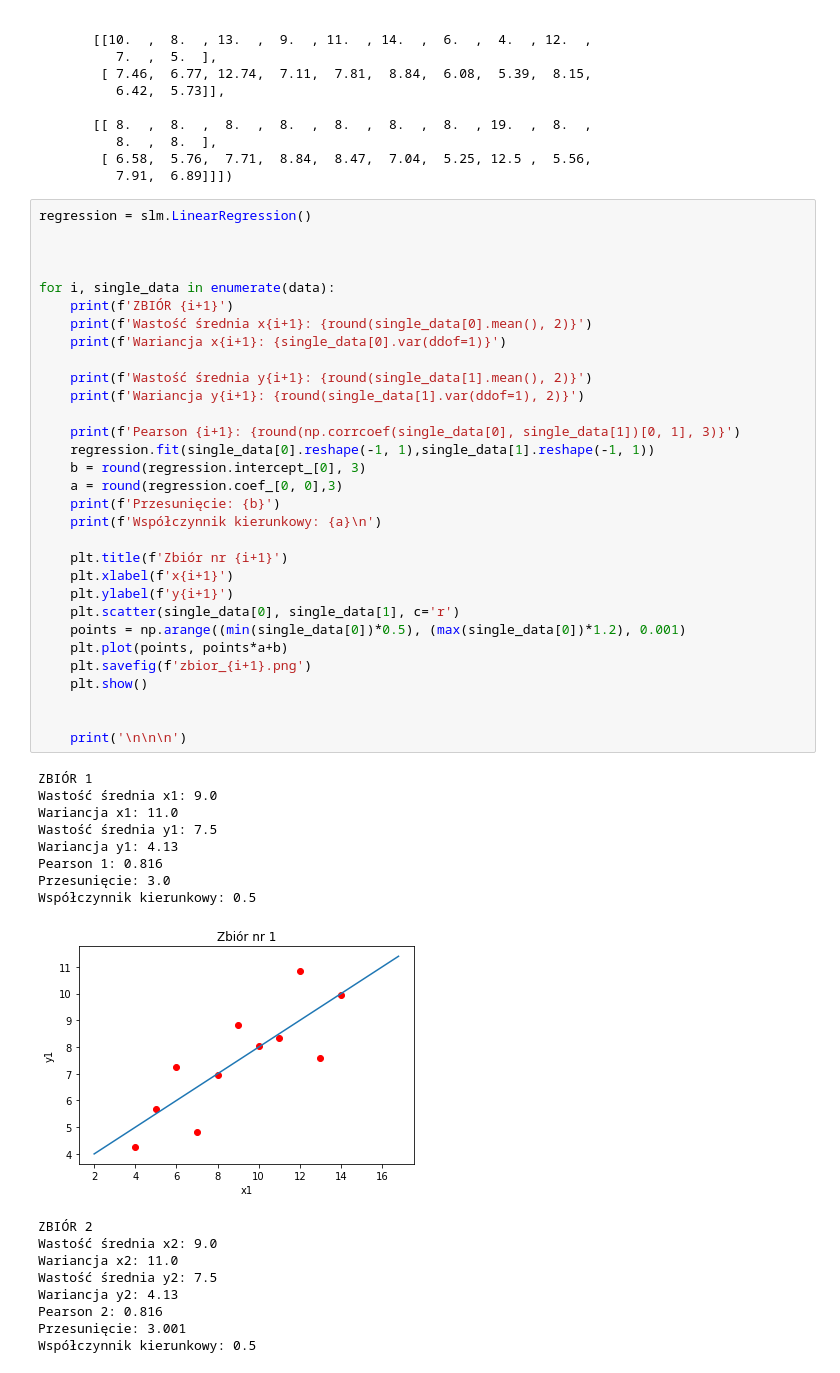
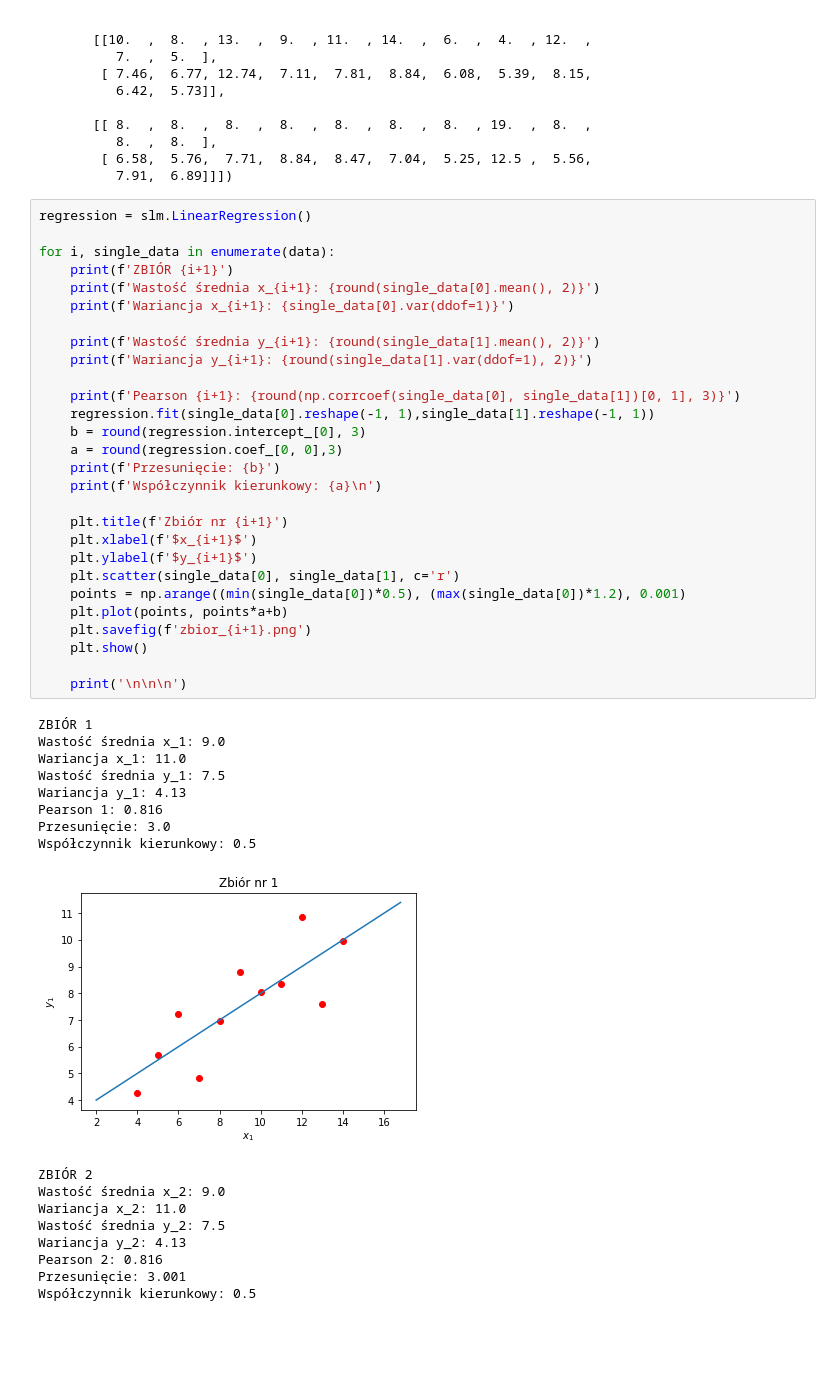
Before and after one commit to BAPO-Developers/Przetwarzanie-danych-eksperymentalnych, a Jupyter notebook: 01/01.ipynb, the cells around one changed output. Drawn from its saved outputs; the diff is of its cells as text; blank space fills up the shorter version.

```diff
--- a/01/01.ipynb
+++ b/01/01.ipynb
@@ -34,49 +34,46 @@ array([[[10.  ,  8.  , 13.  ,  9.  , 11.  , 14.  ,  6.  ,  4.  , 12.  ,
 # %%
 regression = slm.LinearRegression()
 
-
-
 for i, single_data in enumerate(data):
     print(f'ZBIÓR {i+1}')
-    print(f'Wastość średnia x{i+1}: {round(single_data[0].mean(), 2)}')
-    print(f'Wariancja x{i+1}: {single_data[0].var(ddof=1)}')
+    print(f'Wastość średnia x_{i+1}: {round(single_data[0].mean(), 2)}')
+    print(f'Wariancja x_{i+1}: {single_data[0].var(ddof=1)}')
 
-    print(f'Wastość średnia y{i+1}: {round(single_data[1].mean(), 2)}')
-    print(f'Wariancja y{i+1}: {round(single_data[1].var(ddof=1), 2)}')
+    print(f'Wastość średnia y_{i+1}: {round(single_data[1].mean(), 2)}')
+    print(f'Wariancja y_{i+1}: {round(single_data[1].var(ddof=1), 2)}')
 
     print(f'Pearson {i+1}: {round(np.corrcoef(single_data[0], single_data[1])[0, 1], 3)}')
     regression.fit(single_data[0].reshape(-1, 1),single_data[1].reshape(-1, 1))
     b = round(regression.intercept_[0], 3)
     a = round(regression.coef_[0, 0],3)
     print(f'Przesunięcie: {b}')
     print(f'Współczynnik kierunkowy: {a}\n')
 
     plt.title(f'Zbiór nr {i+1}')
-    plt.xlabel(f'x{i+1}')
-    plt.ylabel(f'y{i+1}')
+    plt.xlabel(f'$x_{i+1}$')
+    plt.ylabel(f'$y_{i+1}$')
     plt.scatter(single_data[0], single_data[1], c='r')
     points = np.arange((min(single_data[0])*0.5), (max(single_data[0])*1.2), 0.001)
     plt.plot(points, points*a+b)
     plt.savefig(f'zbior_{i+1}.png')
     plt.show()
 
-
     print('\n\n\n')
 # %% [output]
 ZBIÓR 1
-Wastość średnia x1: 9.0
-Wariancja x1: 11.0
-Wastość średnia y1: 7.5
-Wariancja y1: 4.13
+Wastość średnia x_1: 9.0
+Wariancja x_1: 11.0
+Wastość średnia y_1: 7.5
+Wariancja y_1: 4.13
 Pearson 1: 0.816
 Przesunięcie: 3.0
 Współczynnik kierunkowy: 0.5
-[figure, old version]
+[figure, new version]
 ZBIÓR 2
-Wastość średnia x2: 9.0
-Wariancja x2: 11.0
-Wastość średnia y2: 7.5
-Wariancja y2: 4.13
+Wastość średnia x_2: 9.0
+Wariancja x_2: 11.0
+Wastość średnia y_2: 7.5
+Wariancja y_2: 4.13
 Pearson 2: 0.816
 Przesunięcie: 3.001
 Współczynnik kierunkowy: 0.5
```
Also changed, not shown: parts of 2 cells of this notebook, 4 other files.
